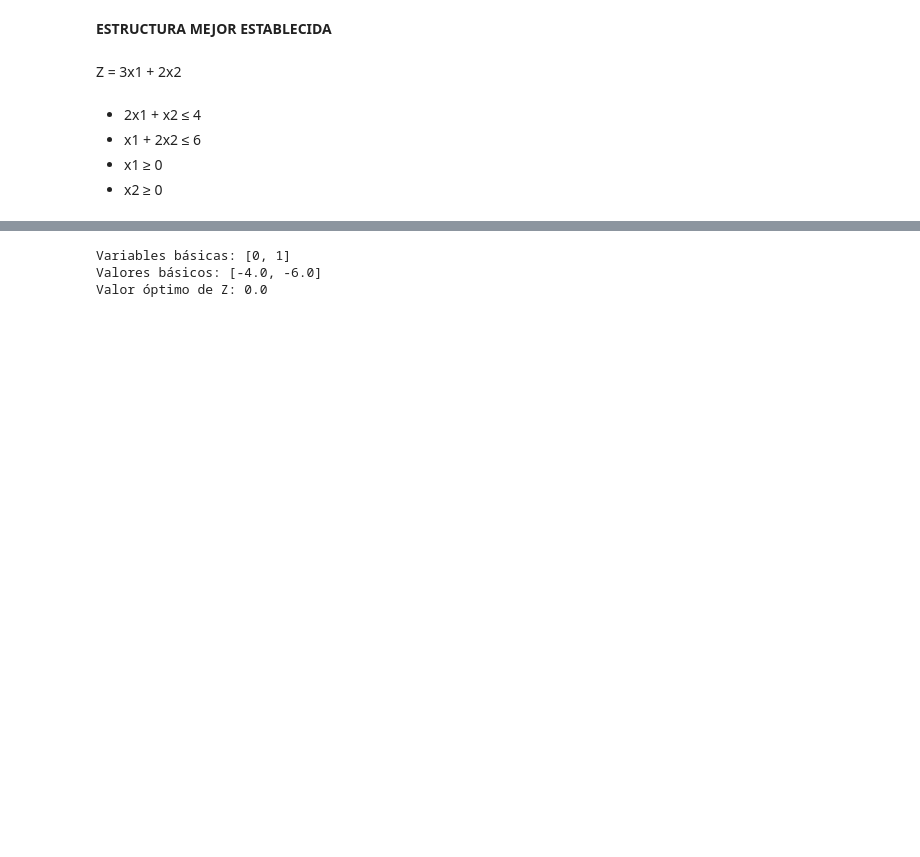
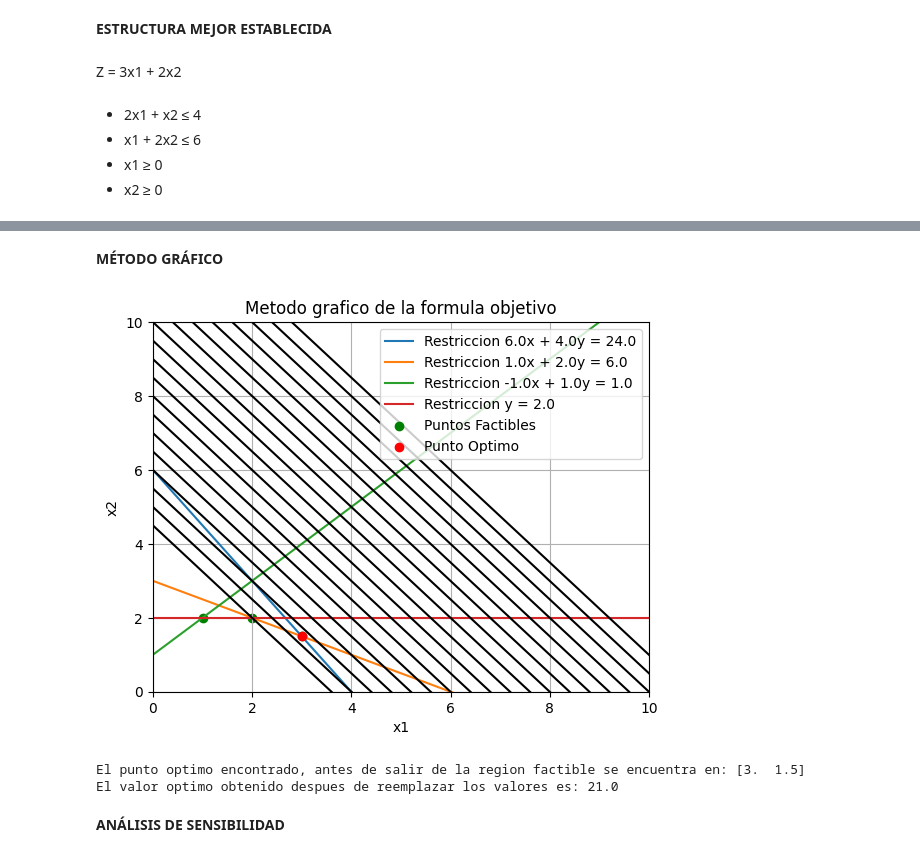
Before and after one commit to silviootero/Trabajo-de-Programacion-Lineal, a Jupyter notebook: Método_Simplex_revisado.ipynb, the cells around one changed output, grey strips where cells are left out. Saved outputs shown, nothing was run; the diff lists cells and outputs as text; code cells hidden in the pictures; blank space fills up the shorter version.

```diff
--- a/Método_Simplex_revisado.ipynb
+++ b/Método_Simplex_revisado.ipynb
@@ -50,25 +2,0 @@ if __name__ == "__main__":
-# %%
-def crear_matriz_simplex_aumentada(datos):
-    # Transforma el problema a la forma estándar y crea la matriz simplex aumentada
-
-def identificar_variable_pivote_avanzada(matriz_simplex):
-    # Considera variables artificiales y de holgura para seleccionar la variable pivote
-
-def verificar_optimalidad_avanzada(matriz_simplex):
-    # Verifica si la solución es óptima considerando variables artificiales y de holgura
-
-# Lectura y transformación del problema
-datos = leer_datos_problema()
-matriz_simplex_aumentada = crear_matriz_simplex_aumentada(datos)
-
-# Iteración del método simplex
-while True:
-    var_entrada, var_salida = identificar_variable_pivote_avanzada(matriz_simplex_aumentada)
-
-    if verificar_optimalidad_avanzada(matriz_simplex_aumentada):
-        break
-
-    realizar_pivotacion(matriz_simplex_aumentada, var_entrada, var_salida)
-
-# Mostrar la solución óptima
-mostrar_solucion(matriz_simplex_aumentada)
@@ -324,27 +213,2 @@ Solución óptima encontrada.
-# %%
-def mostrar_solucion(matriz_simplex):
-  """
-  Muestra la solución óptima del problema.
-
-  Args:
-    matriz_simplex: Matriz simplex final (m x n+1).
-  """
-  variables_basicas = []
-  valores_basicos = []
-
-  # Identificar las variables básicas y sus valores
-  for i in range(matriz_simplex.shape[0]):
-    if abs(matriz_simplex[i, -1]) > 1e-6:
-      variables_basicas.append(i)
-      valores_basicos.append(matriz_simplex[i, -1])
-
-  # Mostrar la solución
-  print("Variables básicas:", variables_basicas)
-  print("Valores básicos:", valores_basicos)
-  print("Valor óptimo de Z:", matriz_simplex[-1, -1])
-
-mostrar_solucion(matriz_simplex)
-# %% [output]
-Variables básicas: [0, 1]
-Valores básicos: [-4.0, -6.0]
-Valor óptimo de Z: 0.0
+# %% [markdown]
+**MÉTODO GRÁFICO**
@@ -350,0 +306,21 @@ Valor óptimo de Z: 0.0
+# %%
+if len(c) == 2:
+ intersection_points = get_intersections(A, b)
+
+ if intersection_points.size == 0:
+     print("No se encontro solucion factible.")
+ else:
+     feasible_points = np.array([p for p in intersection_points if is_feasible(p, A, b)])
+     if feasible_points.size == 0:
+         print("No se encontraron soluciones factibles.")
+     else:
+         optimal_point, optimal_value = find_optimal_point(feasible_points, c, maximize=True)
+         plot_feasible_region(A, b, feasible_points, optimal_point, x_limits=(0, 10), y_limits=(0, 10))
+         print("El punto optimo encontrado, antes de salir de la region factible se encuentra en:", optimal_point)
+         print("El valor optimo obtenido despues de reemplazar los valores es:", optimal_value)
+# %% [output]
+[figure, added]
+El punto optimo encontrado, antes de salir de la region factible se encuentra en: [3.  1.5]
+El valor optimo obtenido despues de reemplazar los valores es: 21.0
+# %% [markdown]
+**ANÁLISIS DE SENSIBILIDAD**
```
Also changed, not shown: parts of 18 cells of this notebook.
